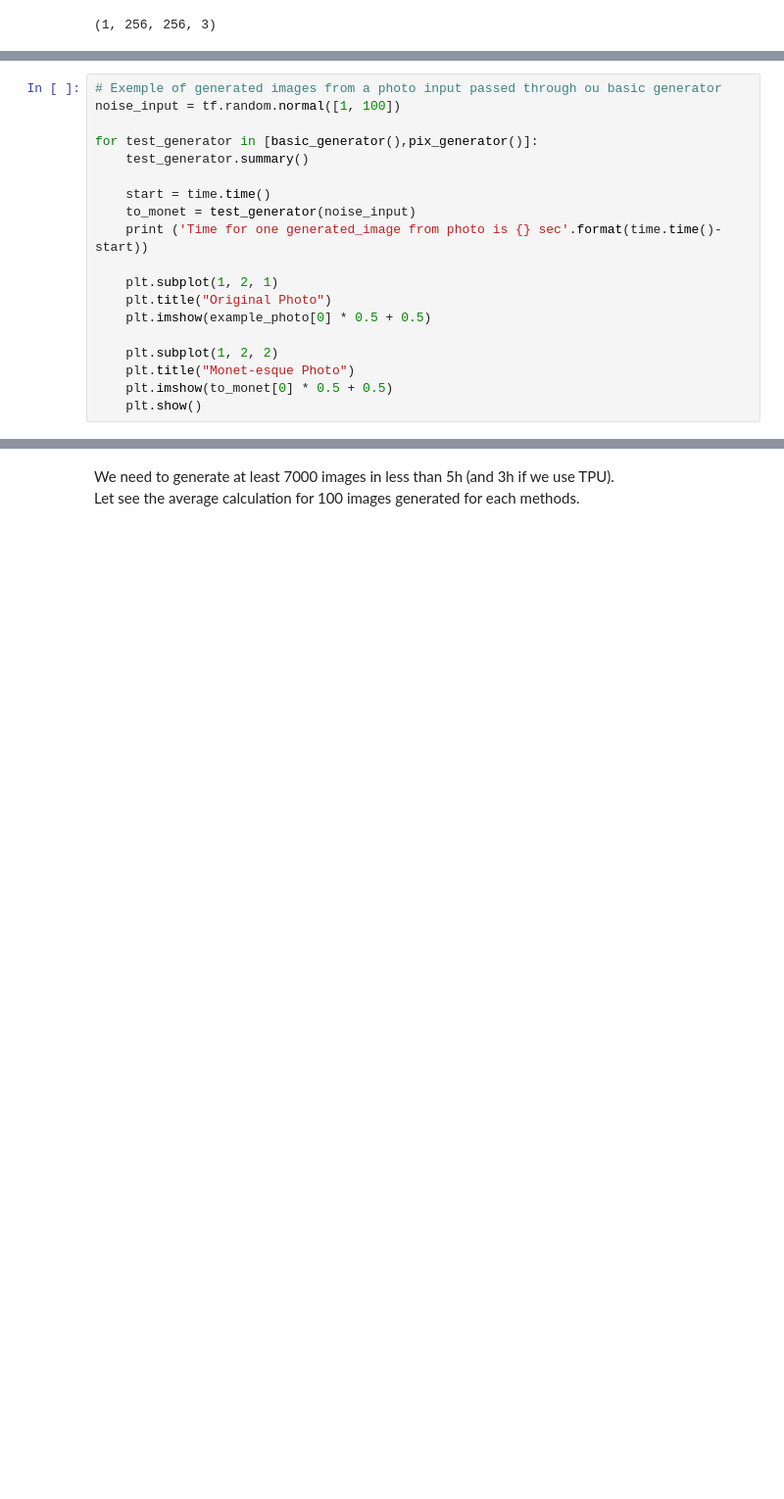
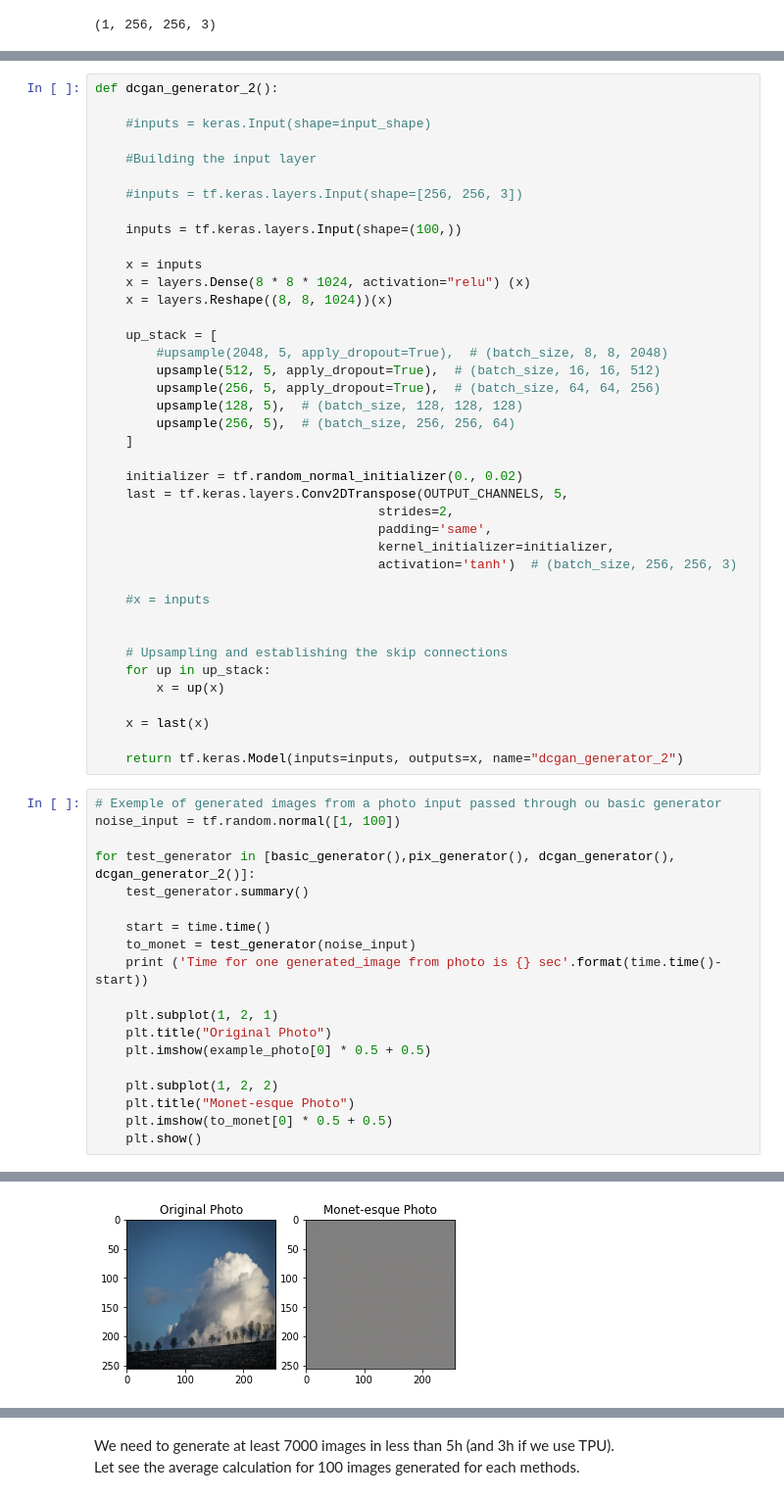
Before and after one commit to Daims971/gan_project, a Jupyter notebook: p8-gan-032023.ipynb, the cells around one changed output, grey strips where cells are left out. Shown at 98% size. Saved outputs shown, nothing was run; the diff lists cells and outputs as text; blank space fills up the shorter version.

```diff
--- a/p8-gan-032023.ipynb
+++ b/p8-gan-032023.ipynb
@@ -455,8 +538,48 @@ def pix_generator():
+# %%
+def dcgan_generator_2():
+
+    #inputs = keras.Input(shape=input_shape)
+
+    #Building the input layer
+
+    #inputs = tf.keras.layers.Input(shape=[256, 256, 3])
+
+    inputs = tf.keras.layers.Input(shape=(100,))
+
+    x = inputs
+    x = layers.Dense(8 * 8 * 1024, activation="relu") (x)
+    x = layers.Reshape((8, 8, 1024))(x)
+
+    up_stack = [
+        #upsample(2048, 5, apply_dropout=True),  # (batch_size, 8, 8, 2048)
+        upsample(512, 5, apply_dropout=True),  # (batch_size, 16, 16, 512)
+        upsample(256, 5, apply_dropout=True),  # (batch_size, 64, 64, 256)
+        upsample(128, 5),  # (batch_size, 128, 128, 128)
+        upsample(256, 5),  # (batch_size, 256, 256, 64)
+    ]
+
+    initializer = tf.random_normal_initializer(0., 0.02)
+    last = tf.keras.layers.Conv2DTranspose(OUTPUT_CHANNELS, 5,
+                                     strides=2,
+                                     padding='same',
+                                     kernel_initializer=initializer,
+                                     activation='tanh')  # (batch_size, 256, 256, 3)
+
+    #x = inputs
+
+
+    # Upsampling and establishing the skip connections
+    for up in up_stack:
+        x = up(x)
+
+    x = last(x)
+
+    return tf.keras.Model(inputs=inputs, outputs=x, name="dcgan_generator_2")
 # %%
 # Exemple of generated images from a photo input passed through ou basic generator
 noise_input = tf.random.normal([1, 100])
 
-for test_generator in [basic_generator(),pix_generator()]:
+for test_generator in [basic_generator(),pix_generator(), dcgan_generator(), dcgan_generator_2()]:
     test_generator.summary()
 
     start = time.time()
@@ -510,0 +651 @@ Time for one generated_image from photo is 0.24270224571228027 sec
+[figure, added]
```
Also changed, not shown: parts of 49 cells of this notebook.
